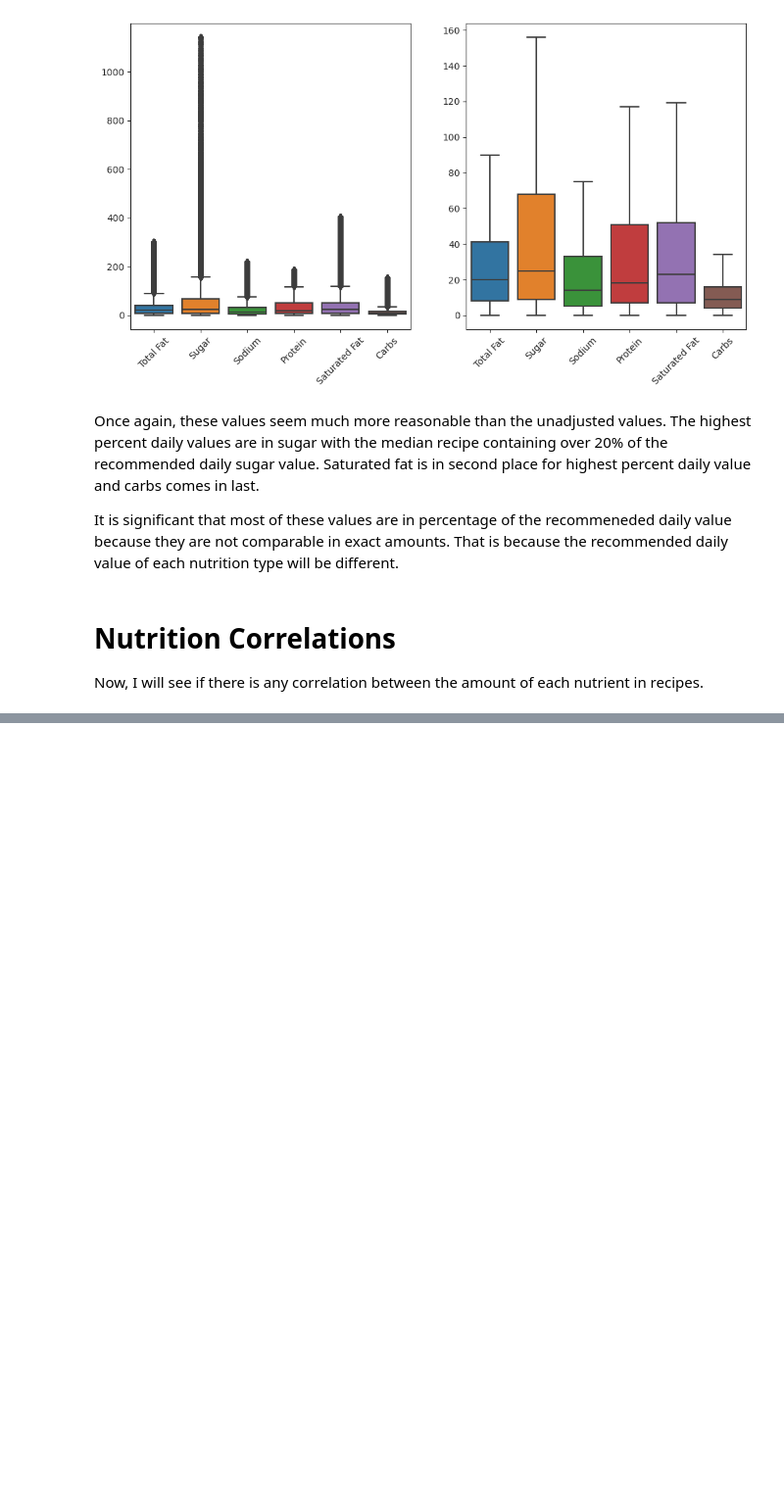
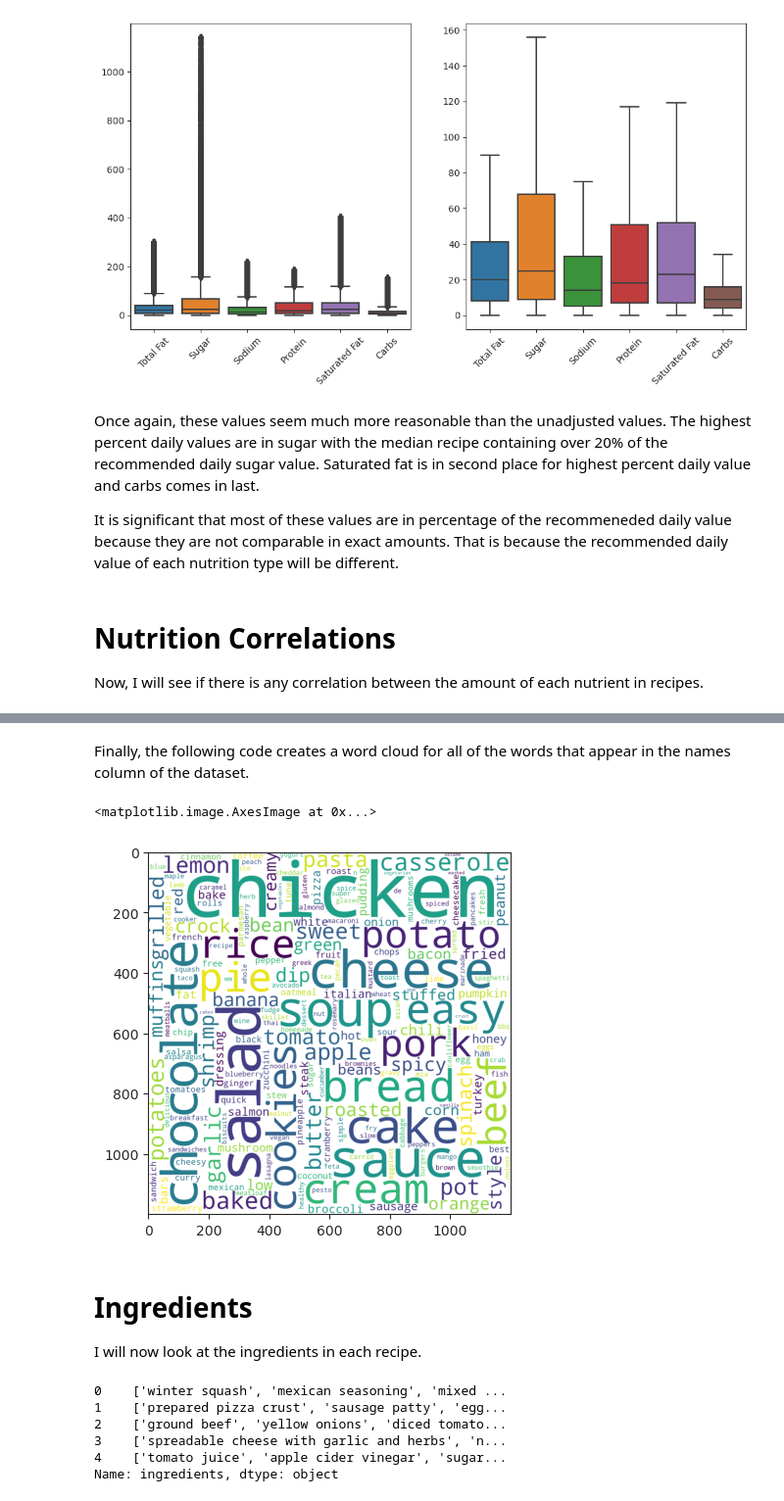
Before and after one commit to jlombino/RecipeEngine, a Jupyter notebook: Recipe_EDA.ipynb, the cells around one changed output, grey strips where cells are left out. Shown at 98% size. Saved outputs shown, nothing was run; the diff lists cells and outputs as text; code cells hidden in the pictures; blank space fills up the shorter version.

Commit message:
Added word clouds

```diff
--- a/Recipe_EDA.ipynb
+++ b/Recipe_EDA.ipynb
@@ -495,0 +478,2 @@ There are some significant correlations between the nutrients. For example, the
+# %%
+stop = nltk.corpus.stopwords.words('english')
@@ -495,0 +495,4 @@ There are some significant correlations between the nutrients. For example, the
+# %%
+names = raw_recipes['name'].fillna('blank').astype('str')
+name_tokens = nltk.word_tokenize(names.str.cat(sep=' '))
+filtered_name_tokens = [token for token in name_tokens if token not in stop]
@@ -495,0 +501,3 @@ There are some significant correlations between the nutrients. For example, the
+# %%
+name_freq = nltk.FreqDist(filtered_name_tokens)
+name_freq.most_common(20)
@@ -495,0 +525,22 @@ There are some significant correlations between the nutrients. For example, the
+# %% [markdown]
+Finally, the following code creates a word cloud for all of the words that appear in the names column of the dataset.
+# %%
+name_cloud = WordCloud(background_color="white",width=1200,
+                        height=1200).generate_from_frequencies(dict(name_freq))
+plt.imshow(name_cloud)
+# %% [output]
+<matplotlib.image.AxesImage at 0x...>
+[figure, added]
+# %% [markdown]
+# Ingredients
+
+I will now look at the ingredients in each recipe.
+# %%
+raw_recipes['ingredients'].head()
+# %% [output]
+0    ['winter squash', 'mexican seasoning', 'mixed ...
+1    ['prepared pizza crust', 'sausage patty', 'egg...
+2    ['ground beef', 'yellow onions', 'diced tomato...
+3    ['spreadable cheese with garlic and herbs', 'n...
+4    ['tomato juice', 'apple cider vinegar', 'sugar...
+Name: ingredients, dtype: object
```
Also changed, not shown: parts of 66 cells of this notebook.
